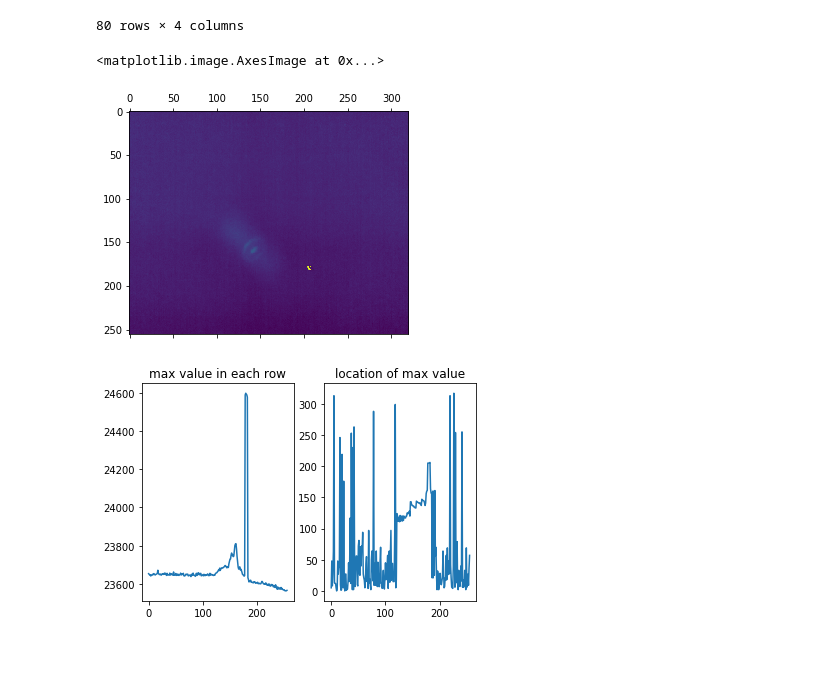
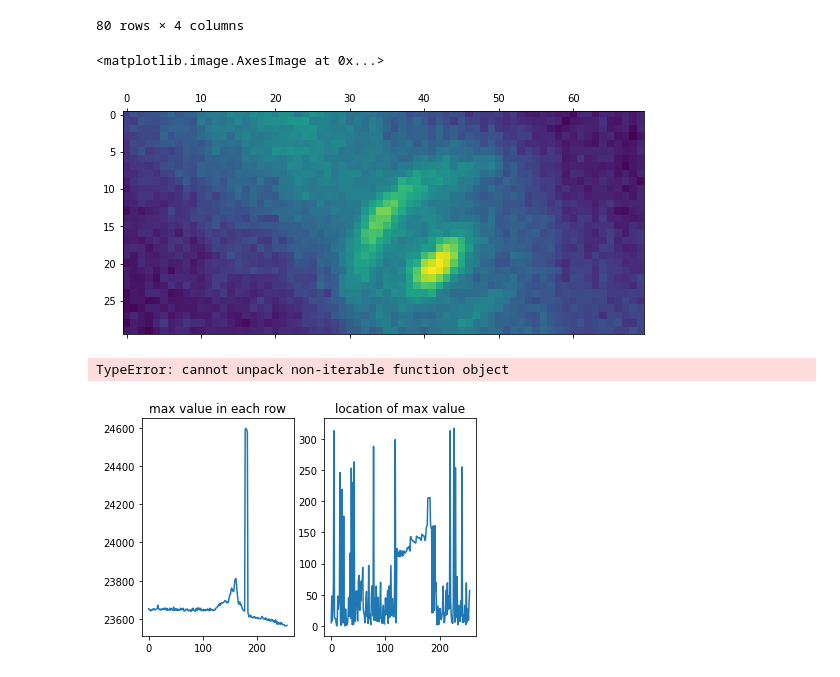
Before and after one commit to Polarization-Lab/IRCSP, a Jupyter notebook: calibration/monochromator/pixel_locate.ipynb, the cells around one changed output. Cells and saved outputs as stored; diff of their text form; code cells hidden in the pictures.

```diff
--- a/calibration/monochromator/pixel_locate.ipynb
+++ b/calibration/monochromator/pixel_locate.ipynb
@@ -30,7 +30,7 @@ df
 | 79 | [[23659, 23639, 23655, 23634, 236... | 23593.244825 | 39.620456 | 14.000000 |
 80 rows × 4 columns
 # %%
-plt.matshow(df["images"][1])
+plt.matshow(df["images"][1][140:170,100:170])
 # %% [output]
 <matplotlib.image.AxesImage at 0x...>
-[figure, old version]
+[figure, new version]
@@ -41,3 +37,7 @@ loc = np.argmax(arr,axis = -1)
+# %%
+[value,loc] = locate_max(dr,'image',2,140,170,)
+# %% [output]
+TypeError: cannot unpack non-iterable function object
 # %%
 plt.subplot(121)
 plt.plot(value)
```
Also changed, not shown: parts of 2 cells of this notebook, 1 other file.
